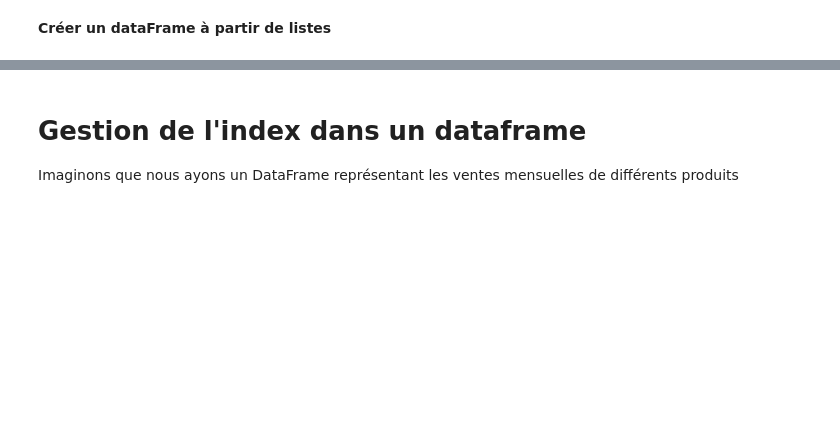
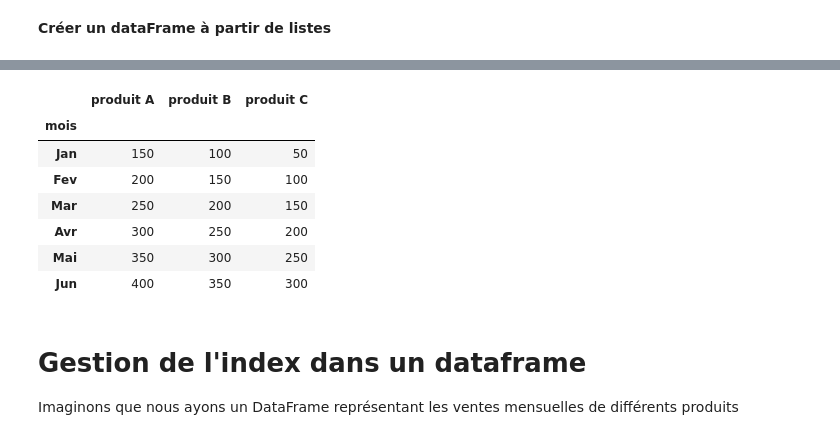
Before and after one commit to nevillemakoyi/Pandas_basic, a Jupyter notebook: notebooks/1_construire_un_dataframe - cours - elève.ipynb, the cells around one changed output, grey strips where cells are left out. Cells and saved outputs as stored; diff of their text form; code cells hidden in the pictures; blank space fills up the shorter version.

```diff
--- a/notebooks/1_construire_un_dataframe - cours - elève.ipynb
+++ b/notebooks/1_construire_un_dataframe - cours - elève.ipynb
@@ -63,6 +123,15 @@ list(zip(mois,ventes_produit_A,ventes_produit_B,ventes_produit_C))
 # %%
 df_ventes = pd.DataFrame(list(zip(mois,ventes_produit_A,ventes_produit_B,ventes_produit_C)), columns=['mois','produit A','produit B', 'produit C'])
-df_ventes
+df_ventes.set_index('mois')
+# %% [output]
+|  | produit A | produit B | produit C |
+| mois |  |  |  |
+| Jan | 150 | 100 | 50 |
+| Fev | 200 | 150 | 100 |
+| Mar | 250 | 200 | 150 |
+| Avr | 300 | 250 | 200 |
+| Mai | 350 | 300 | 250 |
+| Jun | 400 | 350 | 300 |
 # %% [markdown]
 <h1> Gestion de l'index dans un dataframe </h1>
 
```
Also changed, not shown: parts of 61 cells of this notebook, 2 other files.
